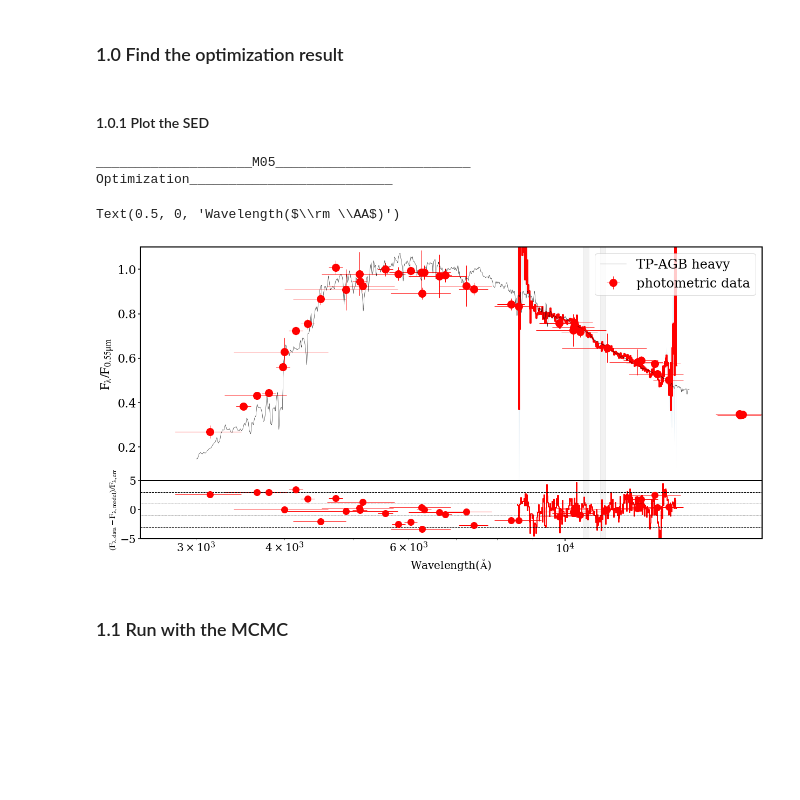
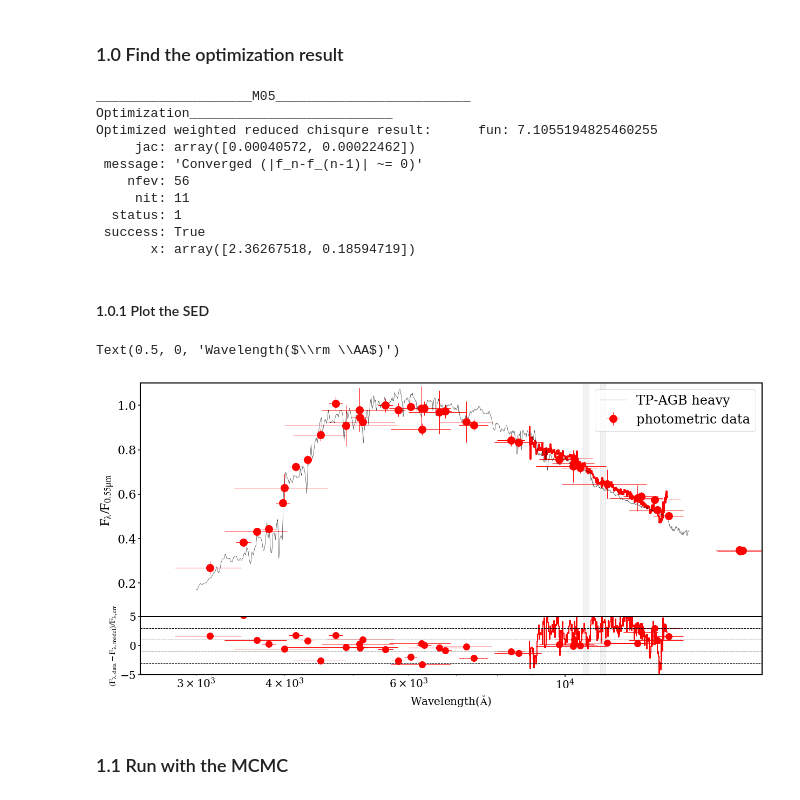
Before and after one commit to ywis/TAPS, a Jupyter notebook: examples/COSMOS_reduce_example.ipynb, the cells around one changed output. Drawn from its saved outputs; the diff is of its cells as text; code cells hidden in the pictures; blank space fills up the shorter version.

```diff
--- a/examples/COSMOS_reduce_example.ipynb
+++ b/examples/COSMOS_reduce_example.ipynb
@@ -1891,13 +1893,16 @@ photometric_flux_err = np.array([u_err,g_err,r_err,i_err,z_err, F606W_err,F814W_
                      J1_err,J2_err,J3_err,H1_err,H2_err,K_err, J_err,H_err,Ks_err,UVISTA_Y_err, UVISTA_J_err, UVISTA_H_err, UVISTA_Ks_err,\
                      B_err, V_err, Rp_err, Ip_err, Zp_err, IA427_err, IA464_err, IA484_err, IA505_err, IA527_err, IA574_err, IA624_err, IA679_err, IA709_err, IA738_err, IA767_err, IA827_err])#,\
                      #IRAC1_err, IRAC2_err, IRAC3_err, IRAC4_err])
-photometric_flux_err = np.array([u_err+0.1*u, g_err+0.1*g, r_err+0.1*r, i_err+0.1*i, z_err+0.1*z,\
+photometric_flux_err_mod = np.array([u_err+0.1*u, g_err+0.1*g, r_err+0.1*r, i_err+0.1*i, z_err+0.1*z,\
                      F606W_err+0.1*F606W, F814W_err+0.1*F814W, F125W_err+0.1*F125W, F140W_err+0.1*F140W, F160W_err+0.1*F160W,\
                      J1_err+0.03*J1, J2_err+0.03*J2, J3_err+0.03*J3, H1_err+0.03*H1, H2_err+0.03*H2, K_err+0.03*K, J_err+0.03*J, H_err+0.03*H, Ks_err+0.03*Ks,\
                      UVISTA_Y_err+0.03*UVISTA_Y, UVISTA_J_err+0.03*UVISTA_J, UVISTA_H_err+0.03*UVISTA_H, UVISTA_Ks_err+0.03*UVISTA_Ks,\
                      B_err+0.03*B, V_err+0.03*V, Rp_err+0.03*Rp, Ip_err+0.03*Ip, Zp_err+0.03*Zp,\
                      IA427_err+0.03*IA427, IA464_err+0.03*IA464, IA484_err+0.03*IA484, IA505_err+0.03*IA505, IA527_err+0.03*IA527,\
                      IA574_err+0.03*IA574, IA624_err+0.03*IA624, IA679_err+0.03*IA679, IA709_err+0.03*IA709, IA738_err+0.03*IA738, IA767_err+0.03*IA767, IA827_err+0.03*IA827])#,\
+
+# print(photometric_flux_err)
+# print(photometric_flux_err_mod)
 # %% [markdown]
 ### 0.2 Read the grism spectra from the 1D ascii file
 # %%
@@ -1947,7 +1953,7 @@ print('____________________M05_________________________ Optimization____________
 X = np.array([galaxy_age, intrinsic_Av])
 bnds = ((0.01, 13.0), (0.0, 4.0))
 sol = optimize.minimize(minimize_age_AV_vector_weighted, X, bounds = bnds, method='TNC')#, options = {'disp': True})
-# print('Optimized weighted reduced chisqure result:', sol)
+print('Optimized weighted reduced chisqure result:', sol)
 [age_prior_optimized, AV_prior_optimized] = sol.x
 X = sol.x
 x2_optimized = minimize_age_AV_vector_weighted(X)
@@ -1957,6 +1963,16 @@ chi_square_list.loc[row,'M05_AV_opt'] = X[1]#"{0:.2f}".format(X[1])
 chi_square_list.loc[row,'x2_M05_opt'] = x2_optimized
 chi_square_list.loc[row,'x2_spectra_M05_opt'] = x2_spec
 chi_square_list.loc[row,'x2_photo_M05_opt'] = x2_phot
+# %% [output]
+____________________M05_________________________ Optimization__________________________
+Optimized weighted reduced chisqure result:      fun: 7.1055194825460255
+     jac: array([0.00040572, 0.00022462])
+ message: 'Converged (|f_n-f_(n-1)| ~= 0)'
+    nfev: 56
+     nit: 11
+  status: 1
+ success: True
+       x: array([2.36267518, 0.18594719])
 # %% [markdown]
 #### 1.0.1 Plot the SED
 # %%
@@ -1968,7 +1984,8 @@ frame1 = fig1.add_axes((.1,.35,.8,.6))
 
 plt.step(x, y, color='r',lw=3)
 plt.fill_between(x,(y+y_err),(y-y_err),alpha=0.1)
-plt.errorbar(wave_list, photometric_flux, xerr=band_list, yerr=photometric_flux_err, color='r', fmt='o', label='photometric data', markersize='14')
+plt.errorbar(wave_list, photometric_flux, xerr=band_list,\
+             yerr=photometric_flux_err_mod, color='r', fmt='o', label='photometric data', markersize='14')
 
 # CSP
 model_wave =minimize_age_AV_vector_weighted_return_flux(X)[1]
@@ -2003,37 +2020,38 @@ for wave in x:
 #     (relative_spectra[0,:index0]-relative_spectra_err[0,:index0]),alpha=0.1)
 plt.step(x[:index0], relative_sigma[0,:index0], color='r', linewidth=2)
 # print(relative_sigma[0,:index0])
 index0 = 0
 # relative_photo = np.zeros([1,(len(wave_list))])
 for i in range(len(wave_list)):
     try:
         index = find_nearest(model_wave, wave_list[i])
         # relative_photo[0, index0] = model_flux[index]/(photometric_flux[i])
     except:
         pass
-    plt.errorbar(wave_list[i], (photometric_flux[i]-model_flux[index])/photometric_flux_err[i], xerr=band_list[i], fmt='o', color='r', markersize=12)
+    plt.errorbar(wave_list[i], (photometric_flux[i]-model_flux[index])/photometric_flux_err_mod[i],\
+                 xerr=band_list[i], fmt='o', color='r', markersize=12)
     # plt.errorbar(wave_list[i], (photometric_flux[i])/model_flux[index], xerr=band_list[i], yerr=photometric_flux_err[i]/model_flux[index], fmt='o', color='r', markersize=16)
     index0 = index0+1
+
 plt.xlim([2.5e3,1.9e4])
 plt.semilogx()
 # plt.axhline(1.0, linestyle='--', linewidth=2, color='k')
 plt.axvspan(1.06e4,1.08e4, color='gray',alpha=0.1)
 plt.axvspan(1.12e4,1.14e4, color='gray',alpha=0.1)
 # plt.ylim([0.9,1.1])
 # plt.ylim([0.7,1.45])
 plt.tick_params(axis='both', which='major', labelsize=20)
 plt.tick_params(axis='both', which='minor', labelsize=20)
 plt.axhline(3.0, linestyle='--', linewidth=1, color='k')
 plt.axhline(-3.0, linestyle='--', linewidth=1, color='k')
 plt.axhline(1.0, linestyle='--', linewidth=0.5, color='k')
 plt.axhline(-1.0, linestyle='--', linewidth=0.5, color='k')
 plt.ylim([-5,5])
 plt.ylabel(r'$\rm (F_{\lambda,\rm data}-F_{\lambda,\rm model})/F_{\lambda,\rm err}$',fontsize=16)
 plt.xlabel(r'Wavelength($\rm \AA$)', fontsize=20)
 # %% [output]
-____________________M05_________________________ Optimization__________________________
+Text(0.5, 0, 'Wavelength($\\rm \\AA$)')
-Text(0.5, 0, 'Wavelength($\\rm \\AA$)')
-[figure, old version]
+[figure, new version]
 # %% [markdown]
 ### 1.1 Run with the MCMC
 # %%
```
Also changed, not shown: parts of 17 cells of this notebook, 22 other files.
